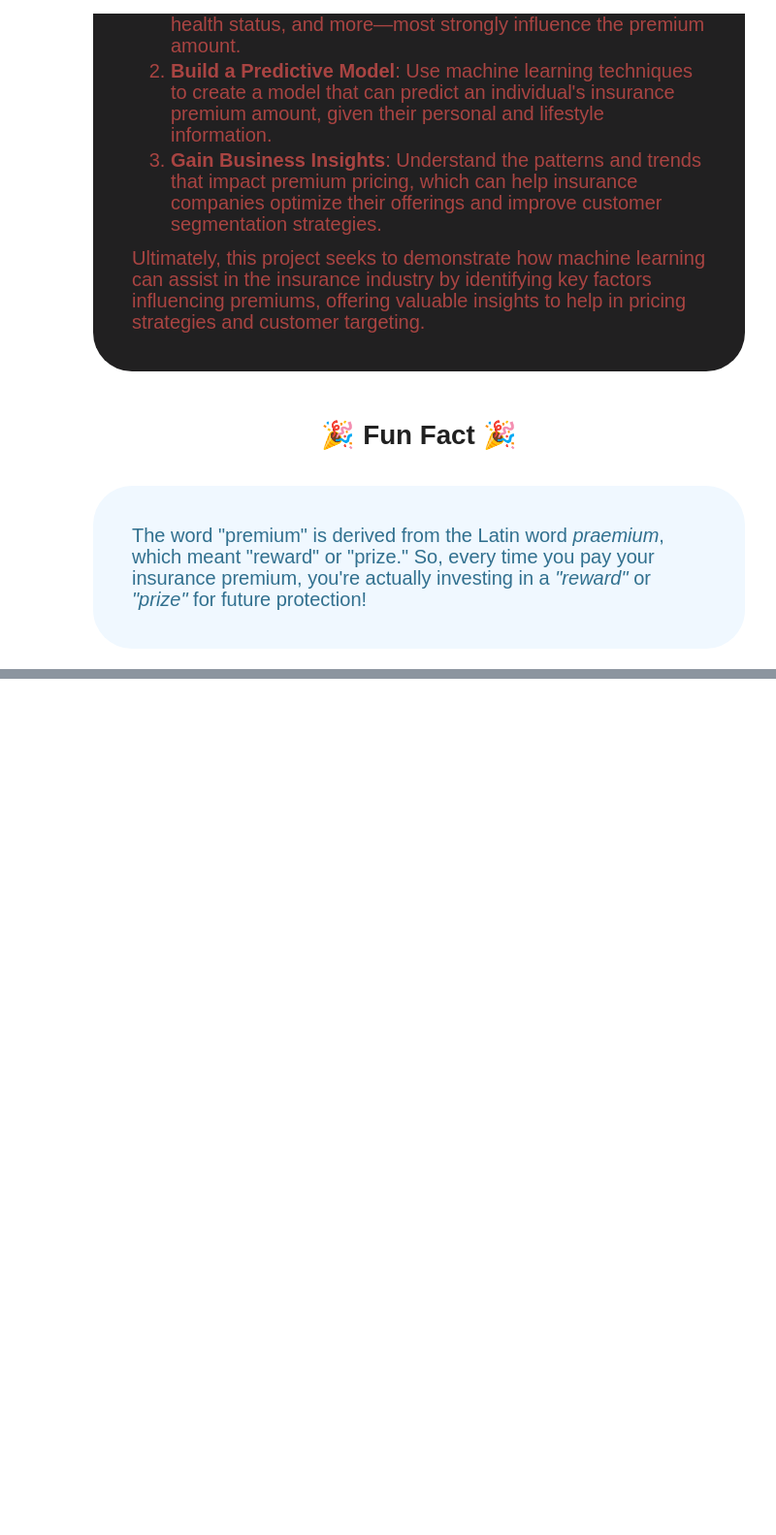
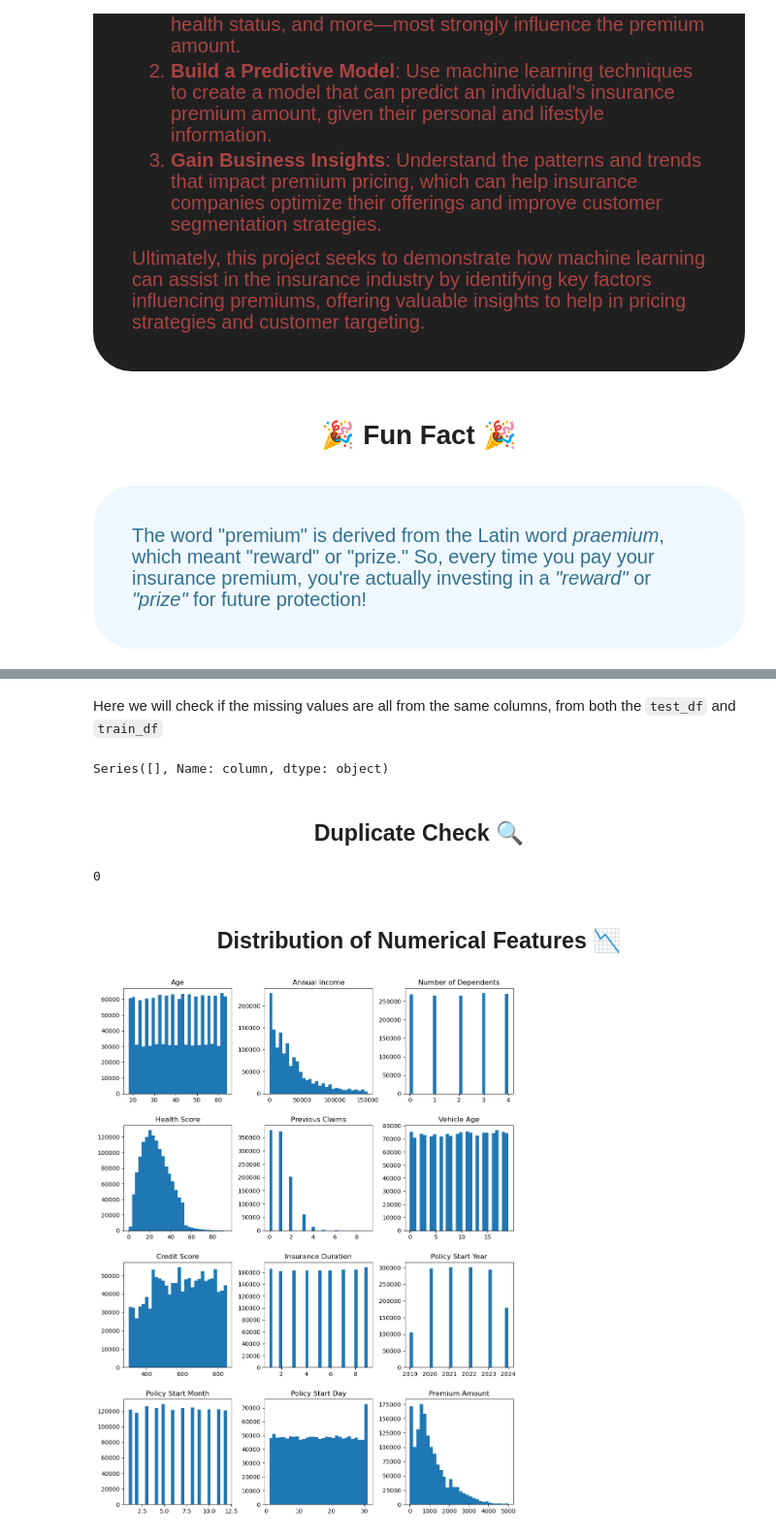
Before and after one commit to I-Scream-4-Icecream/Kaggle, a Jupyter notebook: Playground Series S4E12/main.ipynb, the cells around one changed output, grey strips where cells are left out. Shown at 97% size. Drawn from its saved outputs; the diff is of its cells as text; code cells hidden in the pictures; blank space fills up the shorter version.

````diff
--- a/Playground Series S4E12/main.ipynb
+++ b/Playground Series S4E12/main.ipynb
@@ -101,0 +162,2 @@ Name: count, dtype: int64
+# %%
+target = 'Premium Amount'
@@ -101,0 +168,6 @@ Name: count, dtype: int64
+# %%
+train_df['Policy Start Date'] = pd.to_datetime(train_df['Policy Start Date'])
+
+train_df['Policy Start Year'] = train_df['Policy Start Date'].dt.year
+train_df['Policy Start Month'] = train_df['Policy Start Date'].dt.month
+train_df['Policy Start Day'] = train_df['Policy Start Date'].dt.day
@@ -101,0 +200,3 @@ Name: count, dtype: int64
+# %%
+numerical_features = train_df.drop(target, axis=1).select_dtypes(include=[np.number]).columns.to_list()
+numerical_features
@@ -101,0 +298,3 @@ Name: count, dtype: int64
+# %%
+train_df = train_df[~train_df['Premium Amount'].isna()]
+test_df = pd.concat([test_df, premium_amount_null_rows], ignore_index=True)
@@ -101,0 +333,21 @@ Name: count, dtype: int64
+# %% [markdown]
+Here we will check if the missing values are all from the same columns, from both the ```test_df``` and ```train_df```
+# %%
+diff_rows = pd.concat([test_null_df['column'], train_null_df['column']]).drop_duplicates(keep=False)
+diff_rows
+# %% [output]
+Series([], Name: column, dtype: object)
+# %% [markdown]
+<h2 align="center">Duplicate Check 🔍</h2>
+# %%
+train_df.duplicated().sum()
+# %% [output]
+0
+# %% [markdown]
+<h2 align="center">Distribution of Numerical Features 📉</h2>
+# %%
+columns_to_plot = numerical_features + [target]
+
+train_df[columns_to_plot].hist(bins=30, figsize=(12, 16), grid=False);
+# %% [output]
+[figure, added]
````
Also changed, not shown: parts of 52 cells of this notebook.
